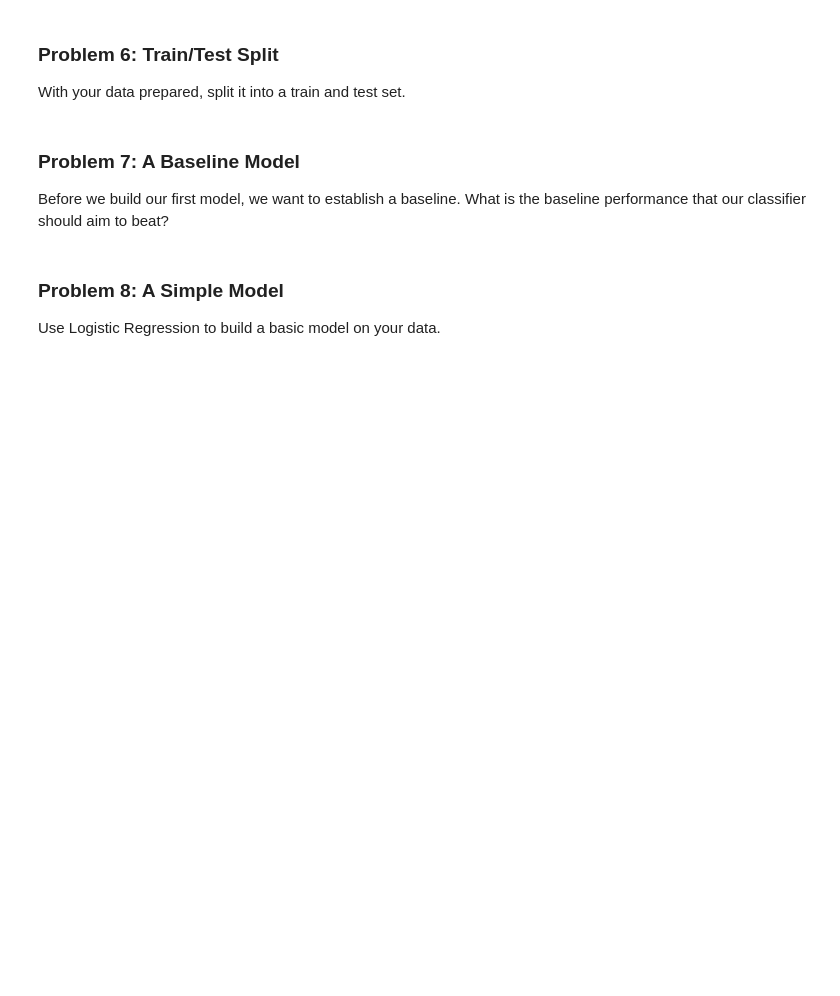
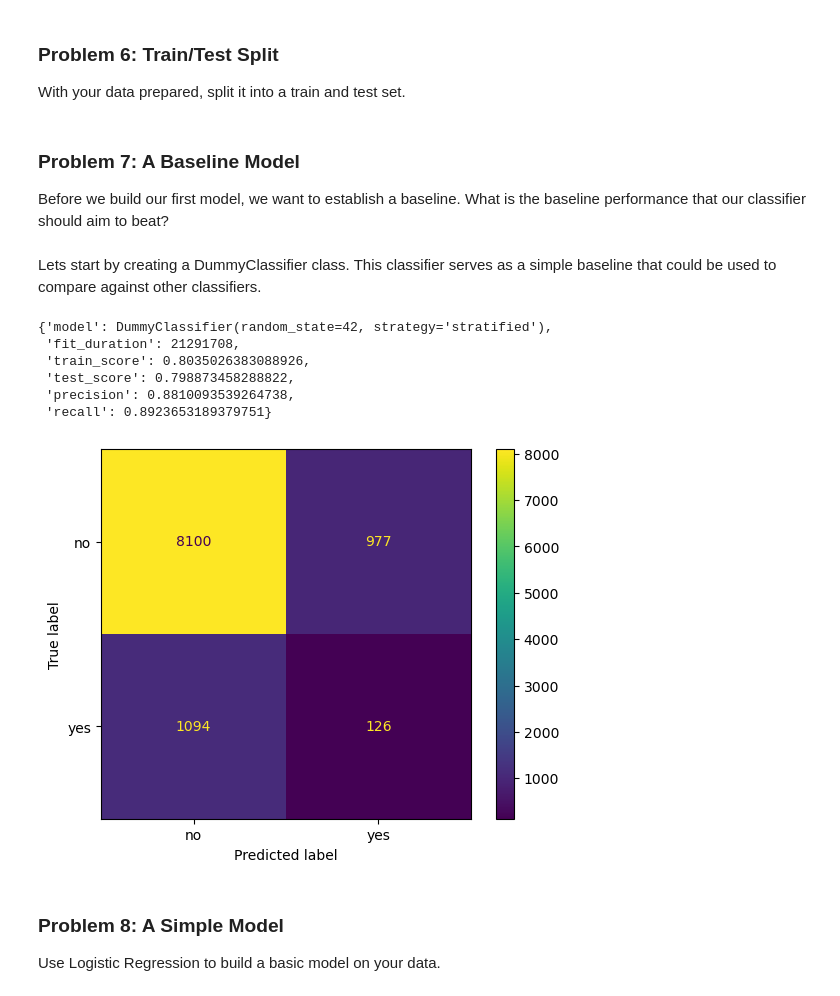
Before and after one commit to kattravanam/berkeley-ml-ai, a Jupyter notebook: module_17_starter/prompt_III.ipynb, the cells around one changed output. Cells and saved outputs as stored; diff of their text form; code cells hidden in the pictures; blank space fills up the shorter version.

```diff
--- a/module_17_starter/prompt_III.ipynb
+++ b/module_17_starter/prompt_III.ipynb
@@ -107,11 +198,66 @@ Now that you understand your business objective, we will build a basic model to
+# %%
+# dataframe with encoded/scaled values
+X = transformer.fit_transform(df_subset)
+y = df['y']
 # %% [markdown]
 ### Problem 6: Train/Test Split
 
 With your data prepared, split it into a train and test set.
+# %%
+# Create train/test split by setting the randomness to 44
+X_train, X_test, y_train, y_test = train_test_split(X,y, random_state=44)
+# %%
+# Define a function that can be reused by other methods as we trrain the model
+def train(model, X_train, y_train, X_test, y_test, display_conf_matrix = True):
+    # Compute the time difference of fitting the model
+    start_time = perf_counter_ns()
+    model.fit(X_train, y_train)
+    duration = perf_counter_ns() - start_time
+
+    # Generate predictions
+    prediction_test = model.predict(X_test)
+
+    # Calculate score for train and test data
+    train_score = model.score(X_train, y_train)
+    test_score = model.score(X_test, y_test)
+
+    # Calculates precison and recall
+    precision = precision_score(y_test, prediction_test, pos_label='no')
+    recall = recall_score(y_test, prediction_test, pos_label='no')
+
+    # Display confusion matrix (if required)
+    if (display_conf_matrix):
+        ConfusionMatrixDisplay.from_predictions(y_test, prediction_test)
+
+    # Return dictionary with model and results
+    return {
+        'model' : model,
+        'fit_duration' : duration,
+        'train_score' : train_score,
+        'test_score' : test_score,
+        'precision' : precision,
+        'recall' : recall
+    }
 # %% [markdown]
 ### Problem 7: A Baseline Model
 
 Before we build our first model, we want to establish a baseline.  What is the baseline performance that our classifier should aim to beat?
+# %% [markdown]
+Lets start by creating a DummyClassifier class. This classifier serves as a simple baseline that could be used to compare against other classifiers.
+# %%
+# Create a baseline classifier using the DummyClassifier
+dummy_classifier = train(DummyClassifier(strategy='stratified', random_state=42), X_train, y_train, X_test, y_test)
+
+# print the classifier
+dummy_classifier
+# %% [output]
+{'model': DummyClassifier(random_state=42, strategy='stratified'),
+ 'fit_duration': 21291708,
+ 'train_score': 0.8035026383088926,
+ 'test_score': 0.798873458288822,
+ 'precision': 0.8810093539264738,
+ 'recall': 0.8923653189379751}
+[figure, added]
 # %% [markdown]
 ### Problem 8: A Simple Model
 
```
Also changed, not shown: parts of 46 cells of this notebook.
